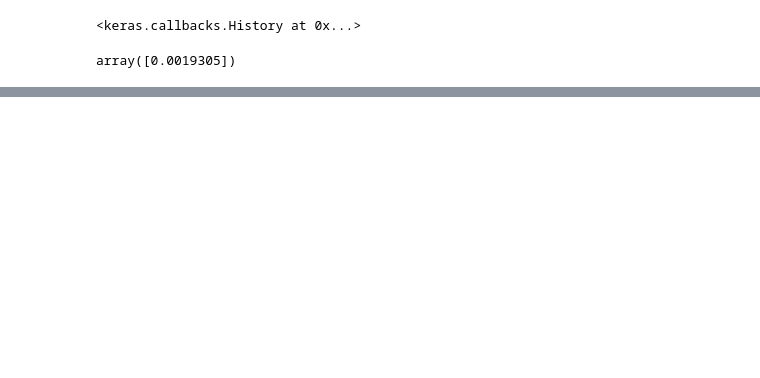
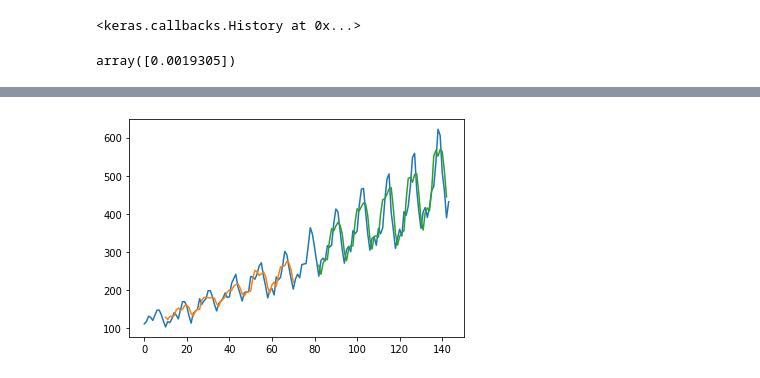
Before and after one commit to illliyas/Machine-Learning, a Jupyter notebook: RNN.ipynb, the cells around one changed output, grey strips where cells are left out. Drawn from its saved outputs; the diff is of its cells as text; code cells hidden in the pictures; blank space fills up the shorter version.

```diff
--- a/RNN.ipynb
+++ b/RNN.ipynb
@@ -239,0 +231,7 @@ plt.show()
+# %%
+# model
+model = Sequential()
+model.add(LSTM(10, input_shape=(1, timestamp))) # 10 lstm neuron(block)
+model.add(Dense(1))
+model.compile(loss='mean_squared_error', optimizer='adam')
+model.fit(trainX, trainY, epochs=50, batch_size=1)
@@ -239,0 +273,5 @@ plt.show()
+# %%
+trainPredict = model.predict(trainX)
+testPredict = model.predict(testX)
+# %%
+testPredict = scaler.inverse_transform(testPredict)
@@ -239,0 +298,15 @@ plt.show()
+# %%
+trainPredictPlot = np.empty_like(data)
+trainPredictPlot[:, :] = np.nan
+trainPredictPlot[timestamp:len(trainPredict)+timestamp, :] = trainPredict
+
+testPredictPlot = np.empty_like(data)
+testPredictPlot[:, :] = np.nan
+testPredictPlot[len(trainPredict)+(timestamp*2)+1:len(data)-1, :] = testPredict
+
+plt.plot(scaler.inverse_transform(data))
+plt.plot(trainPredictPlot)
+plt.plot(testPredictPlot)
+plt.show()
+# %% [output]
+[figure, added]
```
Also changed, not shown: parts of 22 cells of this notebook.
